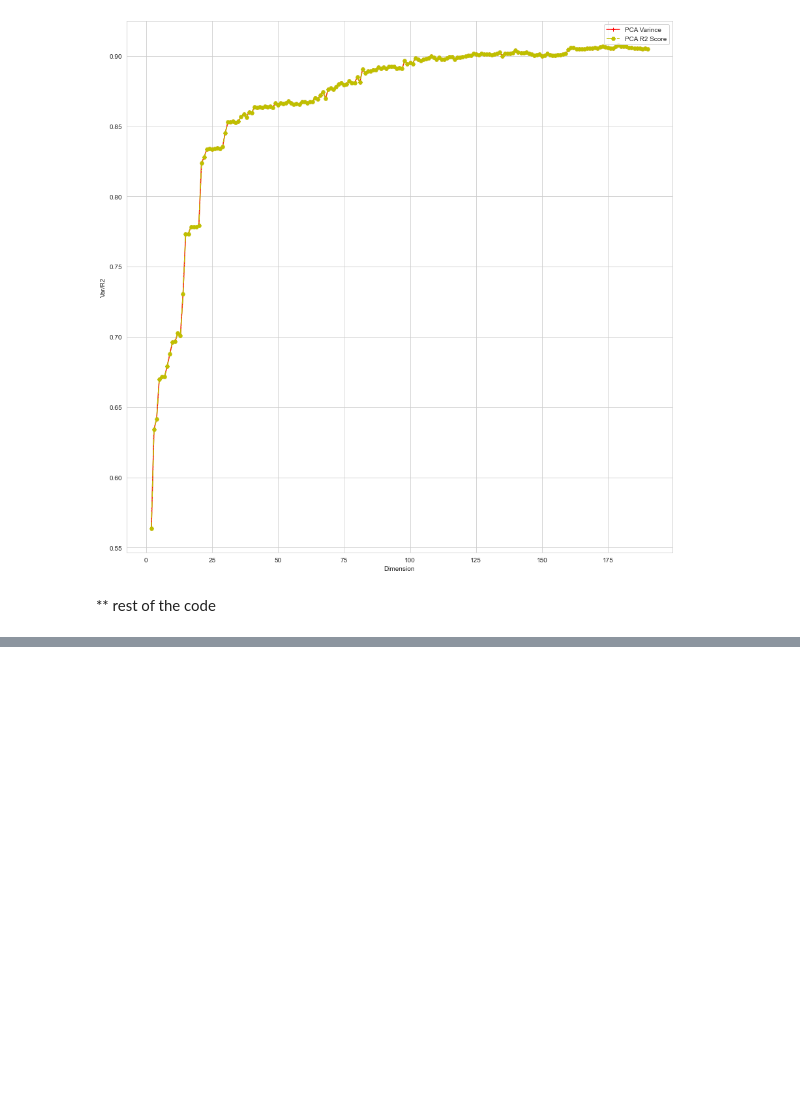
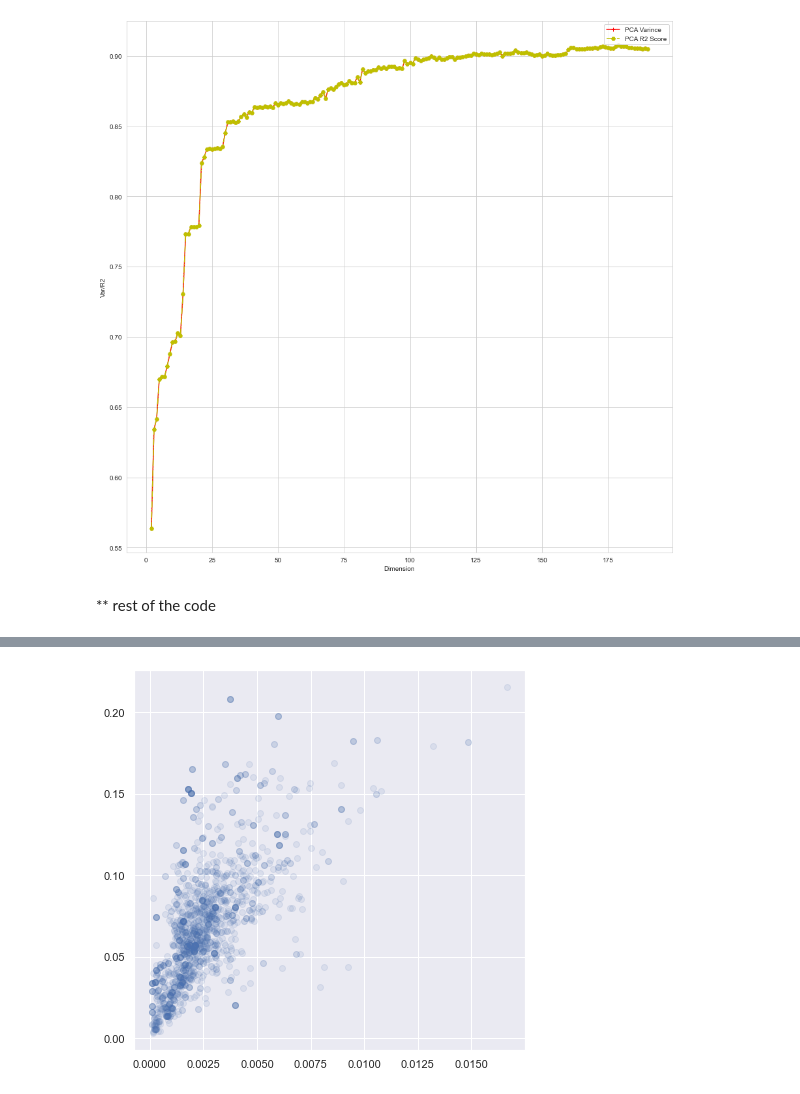
Before and after one commit to nshan651/Pollution-Autoencoders, a Jupyter notebook: notebook.ipynb, the cells around one changed output, grey strips where cells are left out. Saved outputs shown, nothing was run; the diff lists cells and outputs as text; code cells hidden in the pictures; blank space fills up the shorter version.

```diff
--- a/notebook.ipynb
+++ b/notebook.ipynb
@@ -294,0 +321,6 @@ plt.show()
+# %%
+plt.figure(figsize = (7,7))
+plt.scatter(X_train[:,0],X_train[:,1], alpha=0.1)
+plt.show()
+# %% [output]
+[figure, added]
```
Also changed, not shown: parts of 5 cells of this notebook.
